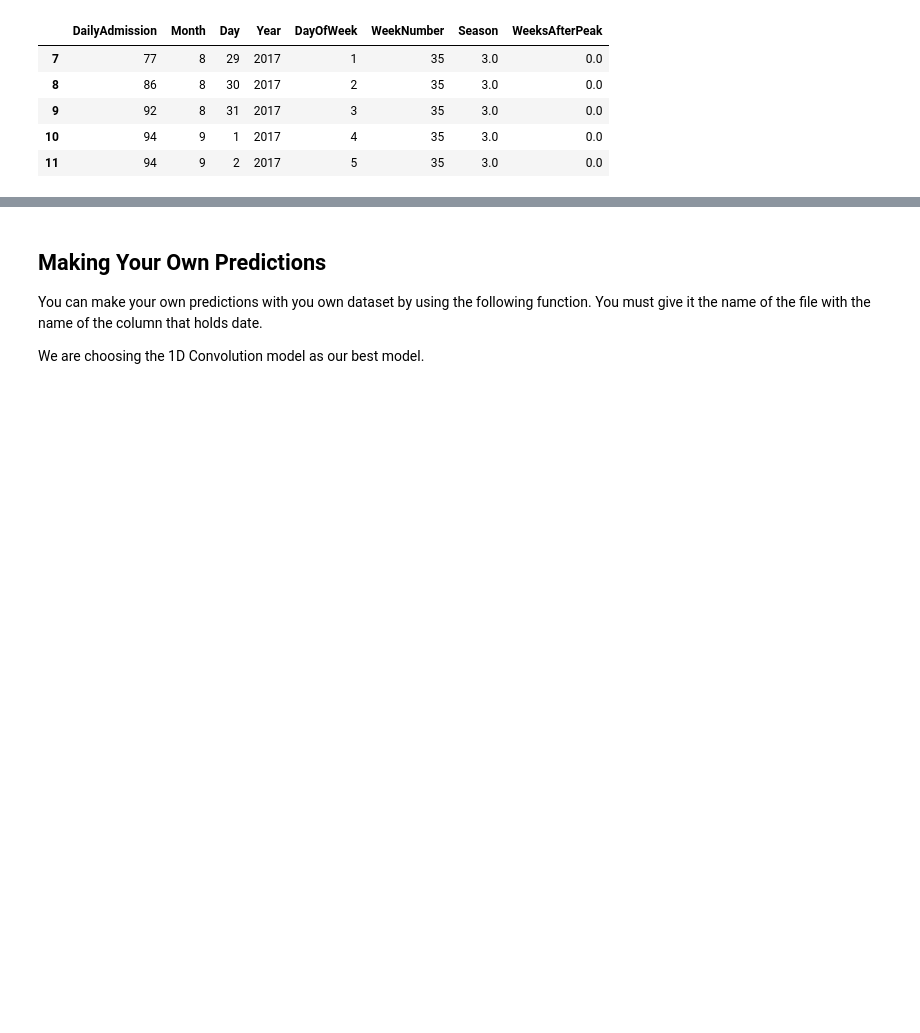
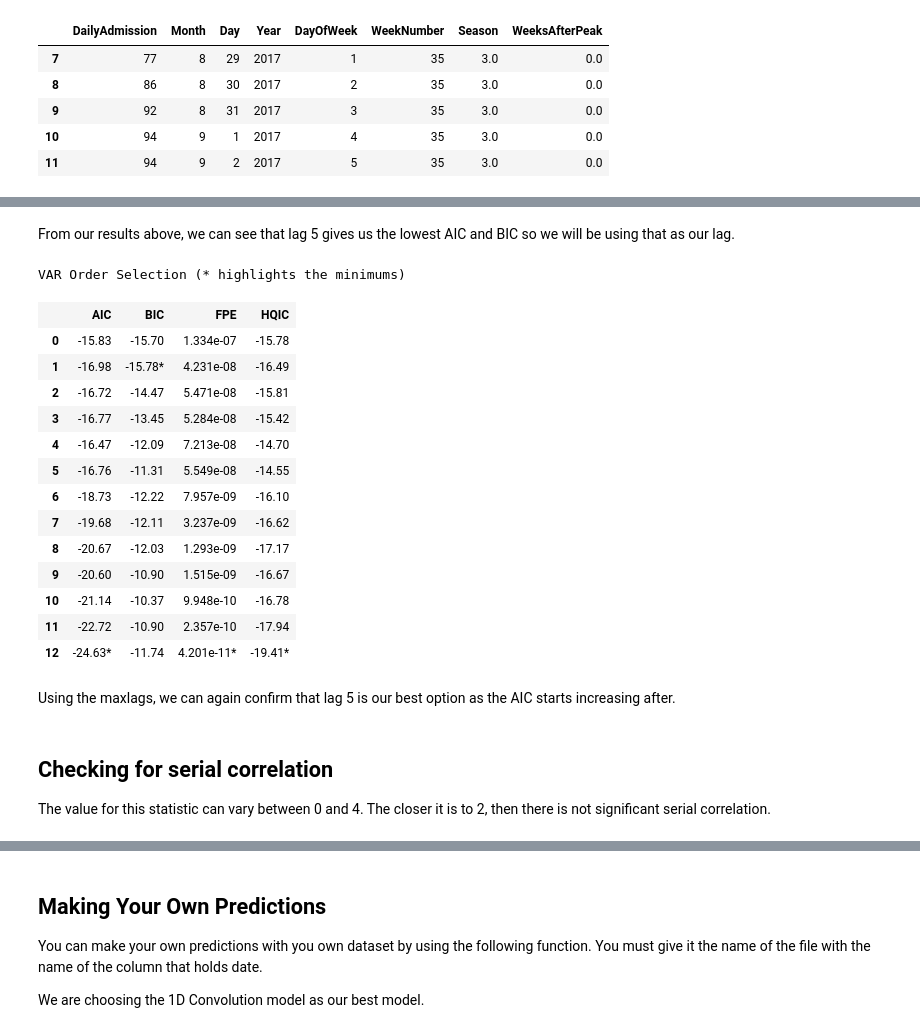
Before and after one commit to tnorlund/AdvMachineLearningHW2, a Jupyter notebook: HW2.ipynb, the cells around one changed output, grey strips where cells are left out. Saved outputs shown, nothing was run; the diff lists cells and outputs as text; code cells hidden in the pictures; blank space fills up the shorter version.

```diff
--- a/HW2.ipynb
+++ b/HW2.ipynb
@@ -1069,5 +1134,2 @@ df_v.head()
 # %%
-model = VAR(df_v.astype(float))
+model = VAR(df_differenced.astype(float))
-# %%
-results = model.fit(2)
-# results.summary()
@@ -1088,2 +1135,0 @@ model.select_order(7)
-# %%
-results = model.fit(maxlags = 7, ic = 'aic')
@@ -1109,0 +1136,8 @@ results.plot_forecast(100)
+# %%
+for i in [1,2,3,4,5,6,7,8,9]:
+    result = model.fit(i)
+    print('Lag Order = ', i )
+    print('AIC :', result.aic)
+    print('BIC :', result.bic)
+    print('FPE: ', result.fpe)
+    print('HQIC : ', result.hqic, '\n')
@@ -1109,0 +1162,23 @@ results.plot_forecast(100)
+# %% [markdown]
+From our results above, we can see that lag 5 gives us the lowest AIC and BIC so we will be using that as our lag.
+# %%
+x = model.select_order(maxlags = 12)
+x.summary()
+# %% [output]
+VAR Order Selection (* highlights the minimums)
+|  | AIC | BIC | FPE | HQIC |
+| 0 | -15.83 | -15.70 | 1.334e-07 | -15.78 |
+| 1 | -16.98 | -15.78* | 4.231e-08 | -16.49 |
+| 2 | -16.72 | -14.47 | 5.471e-08 | -15.81 |
+| 3 | -16.77 | -13.45 | 5.284e-08 | -15.42 |
+| 4 | -16.47 | -12.09 | 7.213e-08 | -14.70 |
+| 5 | -16.76 | -11.31 | 5.549e-08 | -14.55 |
+| 6 | -18.73 | -12.22 | 7.957e-09 | -16.10 |
+| 7 | -19.68 | -12.11 | 3.237e-09 | -16.62 |
+| 8 | -20.67 | -12.03 | 1.293e-09 | -17.17 |
+| 9 | -20.60 | -10.90 | 1.515e-09 | -16.67 |
+| 10 | -21.14 | -10.37 | 9.948e-10 | -16.78 |
+| 11 | -22.72 | -10.90 | 2.357e-10 | -17.94 |
+| 12 | -24.63* | -11.74 | 4.201e-11* | -19.41* |
+# %% [markdown]
+Using the maxlags, we can again confirm that lag 5 is our best option as the AIC starts increasing after.
@@ -1109,0 +1187,3 @@ results.plot_forecast(100)
+# %% [markdown]
+## Checking for serial correlation
+The value for this statistic can vary between 0 and 4. The closer it is to 2, then there is not significant serial correlation.
```
Also changed, not shown: parts of 21 cells of this notebook, 1 other file.
